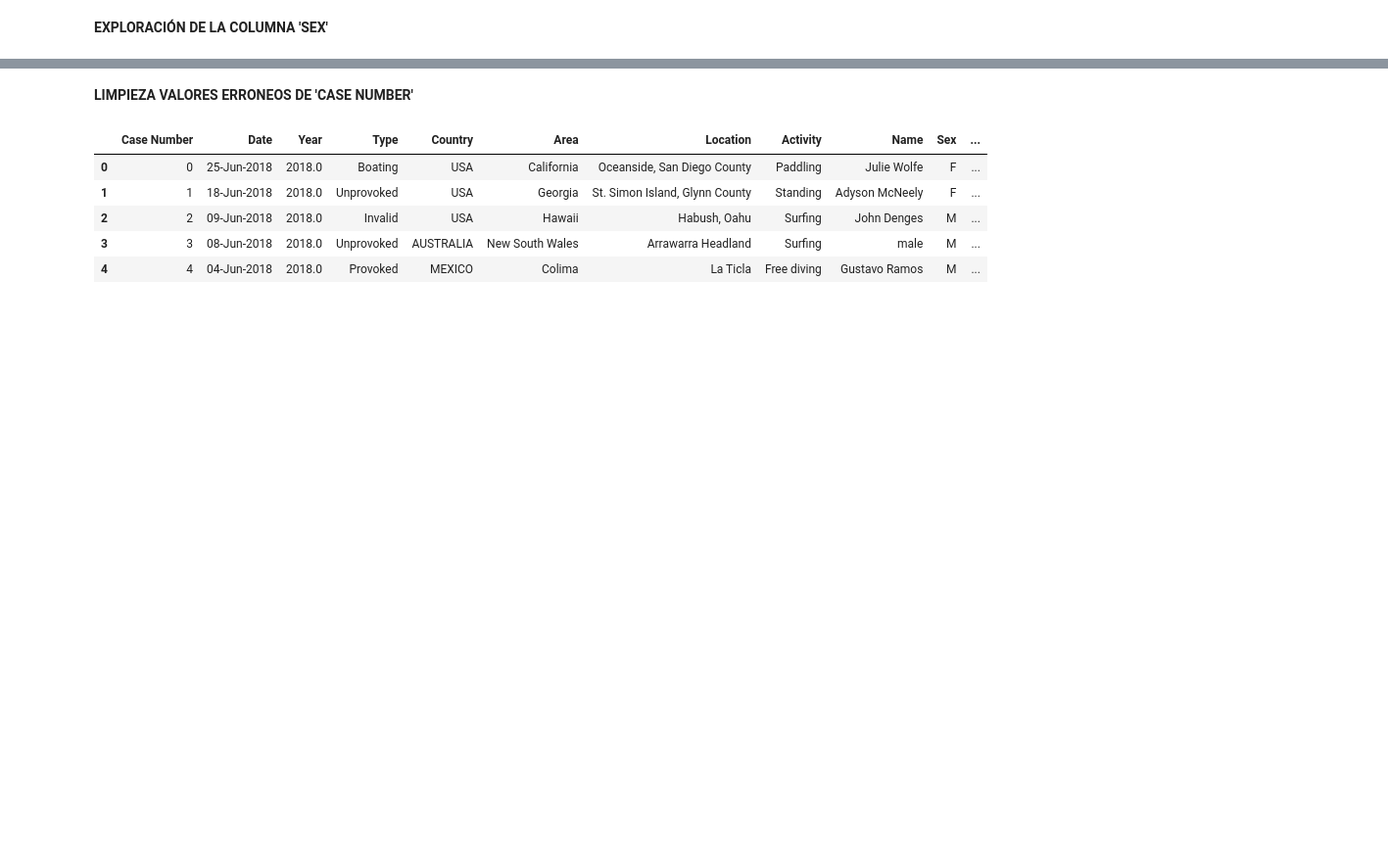
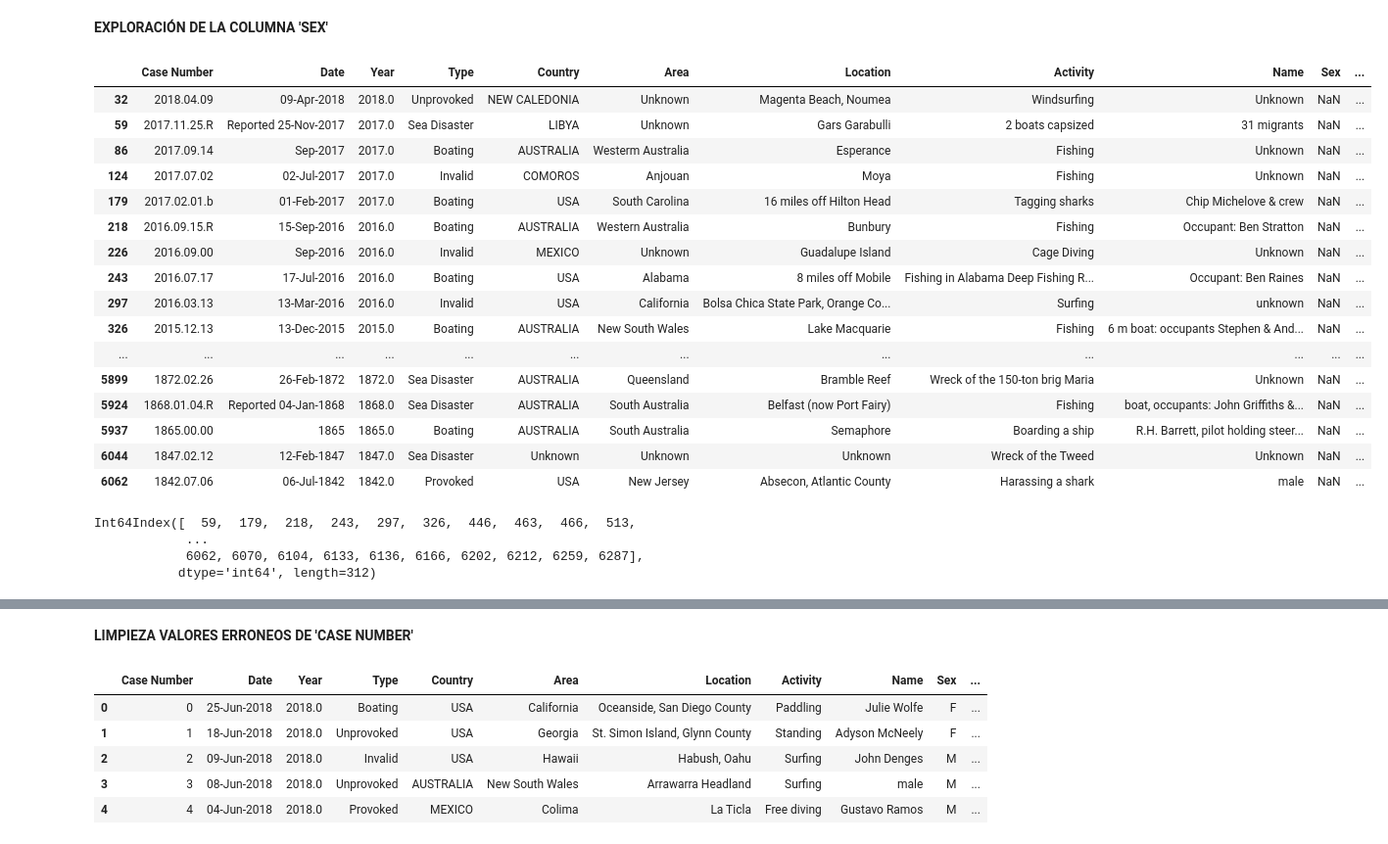
Before and after one commit to Periclates7/Data_cleaning_project, a Jupyter notebook: src/cleaning_sharks.ipynb, the cells around one changed output, grey strips where cells are left out. Shown at 98% size. Cells and saved outputs as stored; diff of their text form; code cells hidden in the pictures; blank space fills up the shorter version.

```diff
--- a/src/cleaning_sharks.ipynb
+++ b/src/cleaning_sharks.ipynb
@@ -726,2 +726,26 @@ dtype: float64
 # %% [markdown]
 **EXPLORACIÓN DE LA COLUMNA 'SEX'**
+# %%
+# Determinamos los índices con elementos nulos para poder explorarlos
+
+bad_index_sex = data['Sex '][data['Sex '].isna()].index
+
+data.loc[bad_index_sex]
+# %% [output]
+|  | Case Number | Date | Year | Type | Country | Area | Location | Activity | Name | Sex | ... |
+| 32 | 2018.04.09 | 09-Apr-2018 | 2018.0 | Unprovoked | NEW CALEDONIA | Unknown | Magenta Beach, Noumea | Windsurfing | Unknown | NaN | ... |
+| 59 | 2017.11.25.R | Reported 25-Nov-2017 | 2017.0 | Sea Disaster | LIBYA | Unknown | Gars Garabulli | 2 boats capsized | 31 migrants | NaN | ... |
+| 86 | 2017.09.14 | Sep-2017 | 2017.0 | Boating | AUSTRALIA | Westerm Australia | Esperance | Fishing | Unknown | NaN | ... |
+| 124 | 2017.07.02 | 02-Jul-2017 | 2017.0 | Invalid | COMOROS | Anjouan | Moya | Fishing | Unknown | NaN | ... |
+| 179 | 2017.02.01.b | 01-Feb-2017 | 2017.0 | Boating | USA | South Carolina | 16 miles off Hilton Head | Tagging sharks | Chip Michelove & crew | NaN | ... |
+| 218 | 2016.09.15.R | 15-Sep-2016 | 2016.0 | Boating | AUSTRALIA | Western Australia | Bunbury | Fishing | Occupant: Ben Stratton | NaN | ... |
+| 226 | 2016.09.00 | Sep-2016 | 2016.0 | Invalid | MEXICO | Unknown | Guadalupe Island | Cage Diving | Unknown | NaN | ... |
+| 243 | 2016.07.17 | 17-Jul-2016 | 2016.0 | Boating | USA | Alabama | 8 miles off Mobile | Fishing in Alabama Deep Fishing R... | Occupant: Ben Raines | NaN | ... |
+| 297 | 2016.03.13 | 13-Mar-2016 | 2016.0 | Invalid | USA | California | Bolsa Chica State Park, Orange Co... | Surfing | unknown | NaN | ... |
+| 326 | 2015.12.13 | 13-Dec-2015 | 2015.0 | Boating | AUSTRALIA | New South Wales | Lake Macquarie | Fishing | 6 m boat: occupants Stephen & And... | NaN | ... |
+| ... | ... | ... | ... | ... | ... | ... | ... | ... | ... | ... | ... |
+| 5899 | 1872.02.26 | 26-Feb-1872 | 1872.0 | Sea Disaster | AUSTRALIA | Queensland | Bramble Reef | Wreck of the 150-ton brig Maria | Unknown | NaN | ... |
+| 5924 | 1868.01.04.R | Reported 04-Jan-1868 | 1868.0 | Sea Disaster | AUSTRALIA | South Australia | Belfast (now Port Fairy) | Fishing | boat, occupants: John Griffiths &... | NaN | ... |
+| 5937 | 1865.00.00 | 1865 | 1865.0 | Boating | AUSTRALIA | South Australia | Semaphore | Boarding a ship | R.H. Barrett, pilot holding steer... | NaN | ... |
+| 6044 | 1847.02.12 | 12-Feb-1847 | 1847.0 | Sea Disaster | Unknown | Unknown | Unknown | Wreck of the Tweed | Unknown | NaN | ... |
+| 6062 | 1842.07.06 | 06-Jul-1842 | 1842.0 | Provoked | USA | New Jersey | Absecon, Atlantic County | Harassing a shark | male | NaN | ... |
@@ -727,0 +758,10 @@ dtype: float64
+# %%
+# Actualizamos índices de valores nulos.
+bad_index_sex = data['Sex '][data['Sex '].isna()].index
+
+bad_index_sex
+# %% [output]
+Int64Index([  59,  179,  218,  243,  297,  326,  446,  463,  466,  513,
+            ...
+            6062, 6070, 6104, 6133, 6136, 6166, 6202, 6212, 6259, 6287],
+           dtype='int64', length=312)
```
Also changed, not shown: parts of 30 cells of this notebook.
